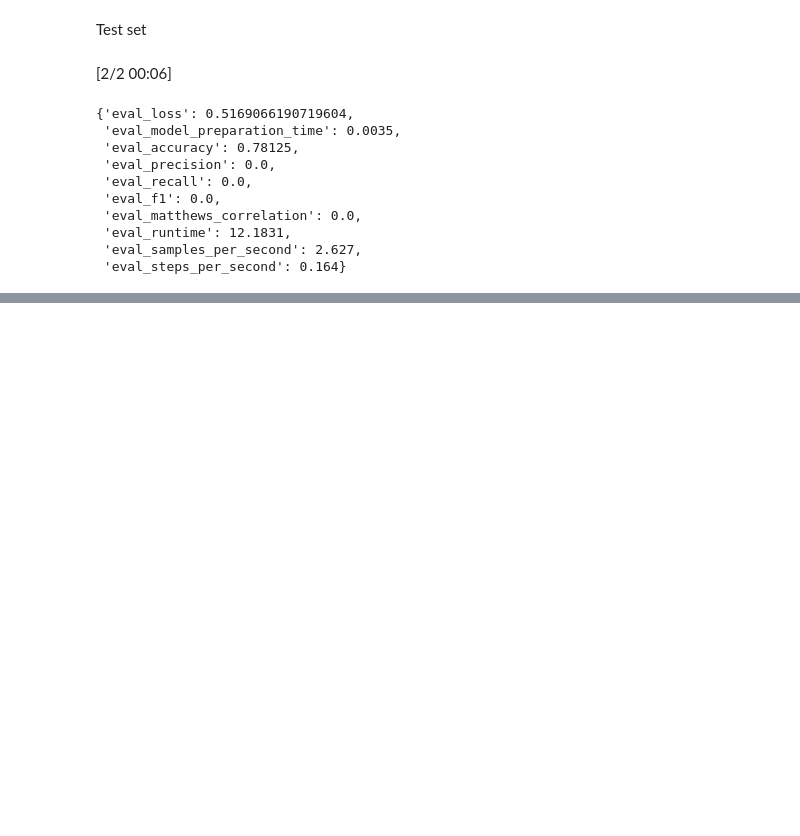
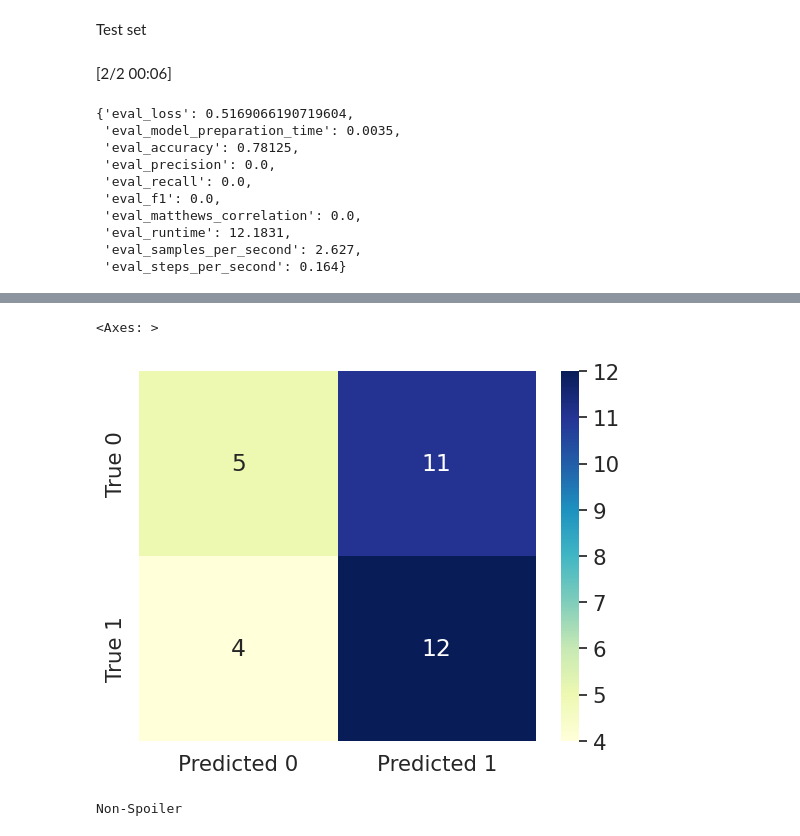
Before and after one commit to Saputoa21/Applied_ML_Spoiler_Detection_Group_Project_2025, a Jupyter notebook: Copy_of_Transformers.ipynb, the cells around one changed output, grey strips where cells are left out. Saved outputs shown, nothing was run; the diff lists cells and outputs as text; code cells hidden in the pictures; blank space fills up the shorter version.

```diff
--- a/Copy_of_Transformers.ipynb
+++ b/Copy_of_Transformers.ipynb
@@ -575,0 +612,3 @@ trainer.evaluate(eval_dataset=small_tokenized_dataset['test'])
+# %%
+small_tokenized_dataset = small_spoiler_dataset.map(tokenize_function, batched=True, batch_size=16)
+data_collator = DataCollatorWithPadding(tokenizer=bert_tokenizer)
@@ -575,0 +639,9 @@ trainer.evaluate(eval_dataset=small_tokenized_dataset['test'])
+# %%
+from sklearn.utils.class_weight import compute_class_weight
+import numpy as np
+
+# we add weights to improve the results
+labels = small_tokenized_dataset['train']['label']
+class_weights = compute_class_weight(class_weight='balanced', classes=np.unique(labels), y=labels)
+class_weights = torch.tensor(class_weights, dtype=torch.float)
+print(class_weights)
@@ -575,0 +708,2 @@ trainer.evaluate(eval_dataset=small_tokenized_dataset['test'])
+# %%
+trainer.train()
@@ -575,0 +738,14 @@ trainer.evaluate(eval_dataset=small_tokenized_dataset['test'])
+# %%
+from collections import Counter
+import numpy as np
+
+# Get predictions
+preds = trainer.predict(small_tokenized_dataset['val']).predictions
+pred_labels = np.argmax(preds, axis=1)
+
+# Count how many of each label are predicted
+print("Predicted label counts:", Counter(pred_labels))
+
+# Compare with ground truth
+true_labels = small_tokenized_dataset['val']['label']
+print("True label counts:", Counter(true_labels))
@@ -575,0 +756,13 @@ trainer.evaluate(eval_dataset=small_tokenized_dataset['test'])
+# %%
+import matplotlib.pyplot as plt
+from sklearn import metrics
+import seaborn as sn
+
+conf_mat = metrics.confusion_matrix(true_labels, pred_labels)
+df_cm = pd.DataFrame(conf_mat, ["True 0","True 1"], ["Predicted 0","Predicted 1"])
+
+sn.set(font_scale=1.4)
+sn.heatmap(df_cm, annot=True, fmt='d', cmap="YlGnBu")
+# %% [output]
+<Axes: >
+[figure, added]
@@ -575,0 +771,7 @@ trainer.evaluate(eval_dataset=small_tokenized_dataset['test'])
+# %%
+model_inputs = bert_tokenizer(test_review, return_tensors="pt")
+prediction = torch.argmax(fine_tuned_model(**model_inputs).logits)
+
+print(["Non-Spoiler", "Spoiler"][prediction])
+# %% [output]
+Non-Spoiler
```
Also changed, not shown: parts of 13 cells of this notebook.
